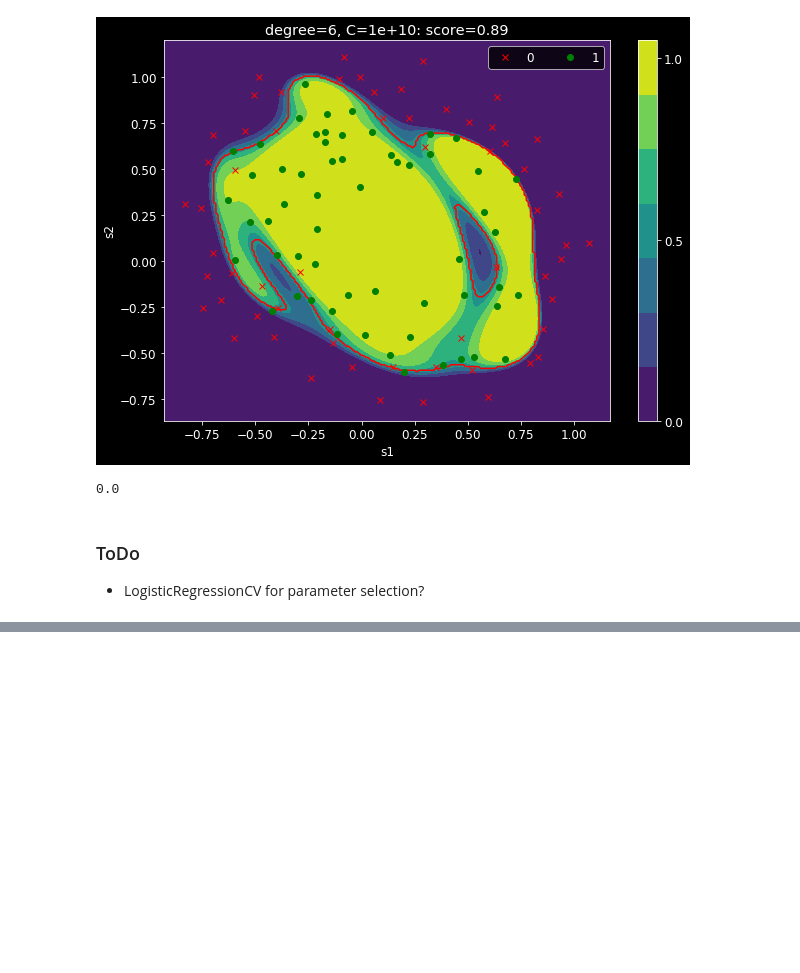
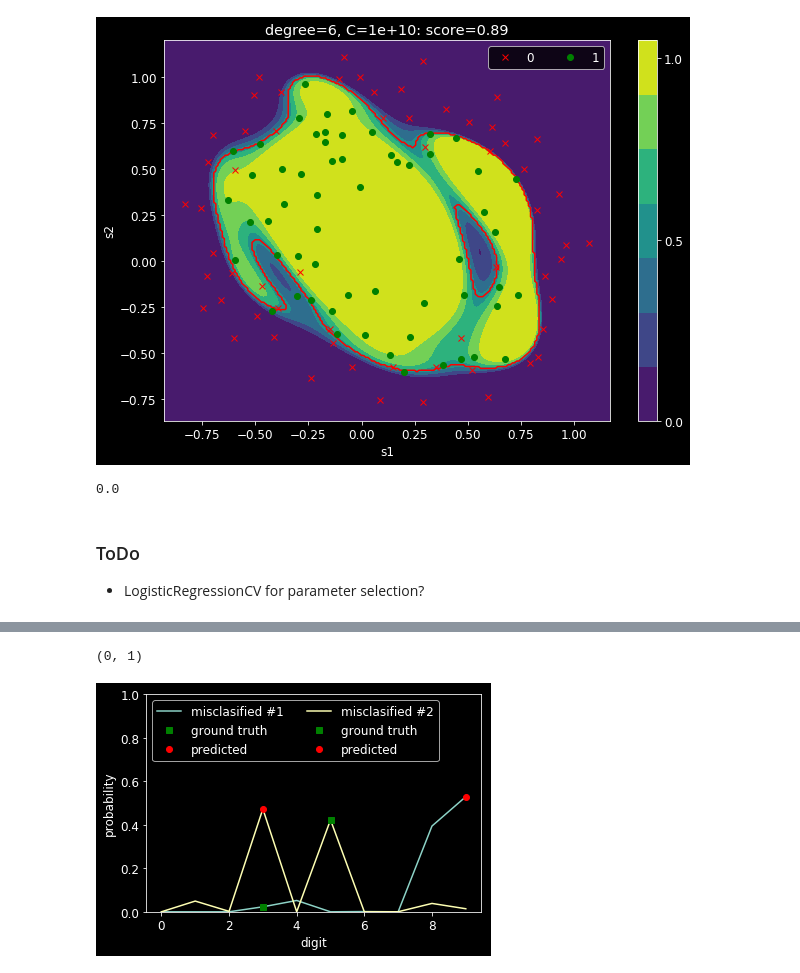
Before and after one commit to ig248/coursera-ml, a Jupyter notebook: ML in python.ipynb, the cells around one changed output, grey strips where cells are left out. Drawn from its saved outputs; the diff is of its cells as text; code cells hidden in the pictures; blank space fills up the shorter version.

```diff
--- a/ML in python.ipynb
+++ b/ML in python.ipynb
@@ -338,0 +449,14 @@ model.named_steps['LR'].intercept_
+# %%
+for i in range(2):
+    y_ = y[failed_idx][i]
+    f_ = f[failed_idx][i]
+    plt.plot(model.predict_proba(X[failed_idx])[i], label='misclasified #%d' % (i+1))
+    plt.plot(y_, model.predict_proba(X[failed_idx])[i][y_], 'gs', label = 'ground truth')
+    plt.plot(f_, model.predict_proba(X[failed_idx])[i][f_], 'ro', label = 'predicted')
+plt.legend(loc=2, ncol=2)
+plt.xlabel('digit')
+plt.ylabel('probability')
+plt.ylim([0, 1])
+# %% [output]
+(0, 1)
+[figure, added]
```
Also changed, not shown: parts of 23 cells of this notebook.
